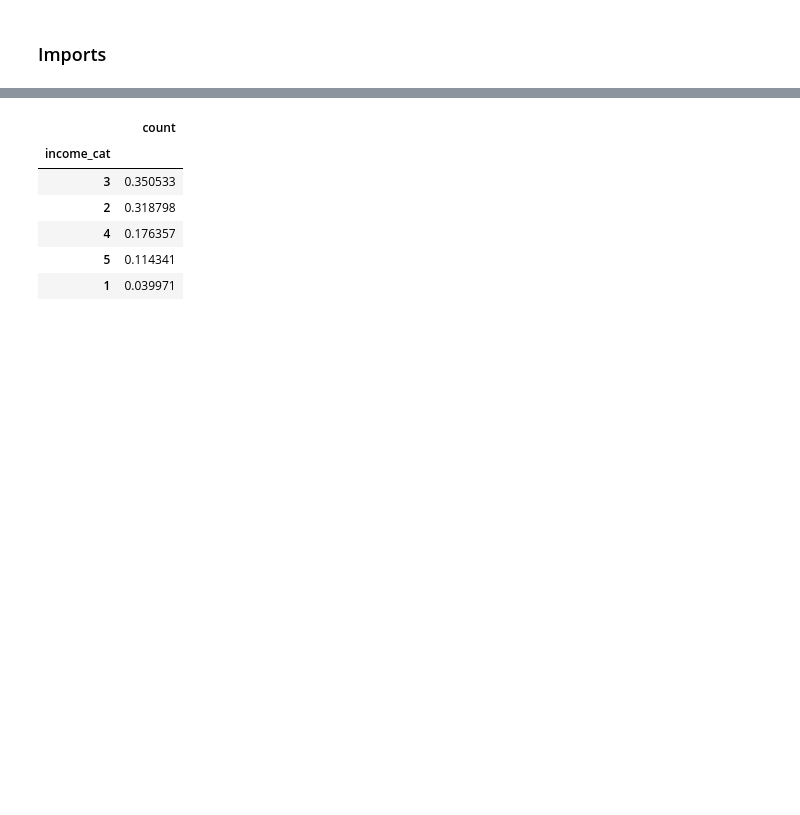
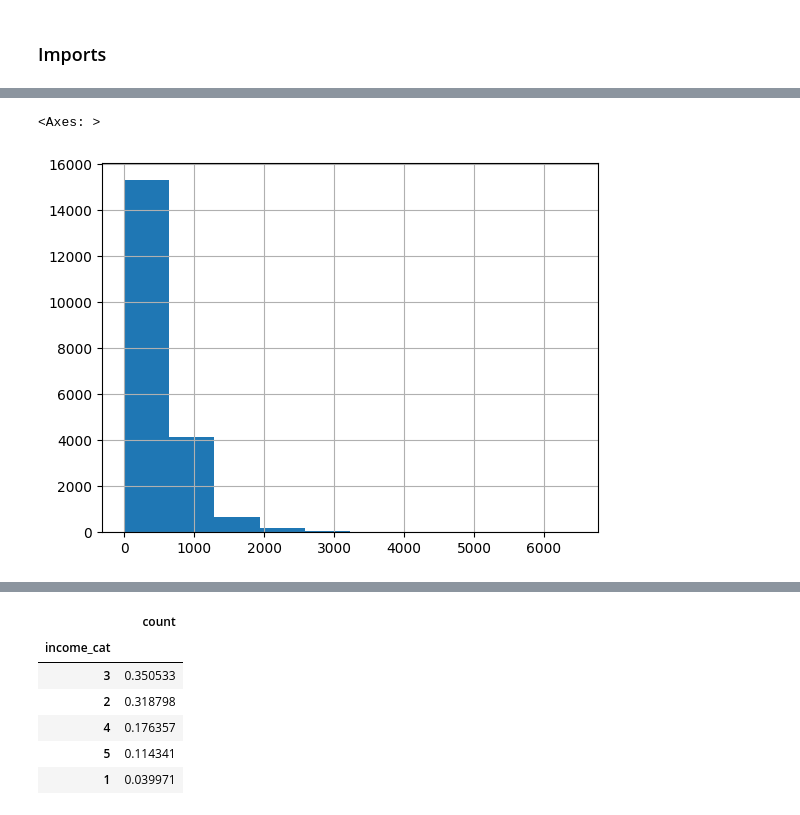
Before and after one commit to Abdullah2265Habib/california-housing-prediction-ml-project, a Jupyter notebook: California_Housing_Price_Prediction.ipynb, the cells around one changed output, grey strips where cells are left out. Drawn from its saved outputs; the diff is of its cells as text; code cells hidden in the pictures; blank space fills up the shorter version.

```diff
--- a/California_Housing_Price_Prediction.ipynb
+++ b/California_Housing_Price_Prediction.ipynb
@@ -62 +10,3 @@ housing.head()
+# %%
+housing = pd.read_csv("housing.csv")
 # %%
@@ -92,0 +62,5 @@ dtype: int64
+# %%
+housing["total_bedrooms"].hist()
+# %% [output]
+<Axes: >
+[figure, added]
```
Also changed, not shown: parts of 17 cells of this notebook, 1 other file.
